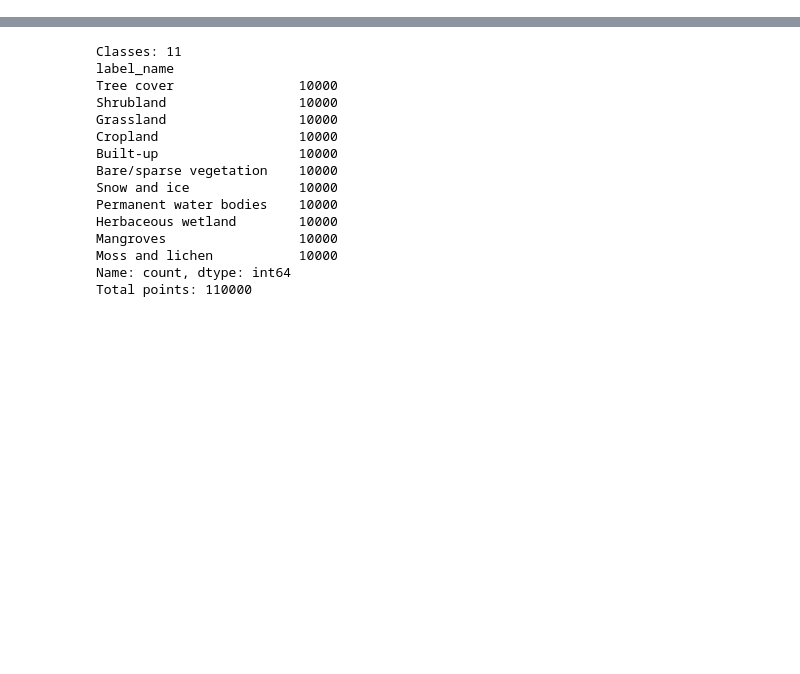
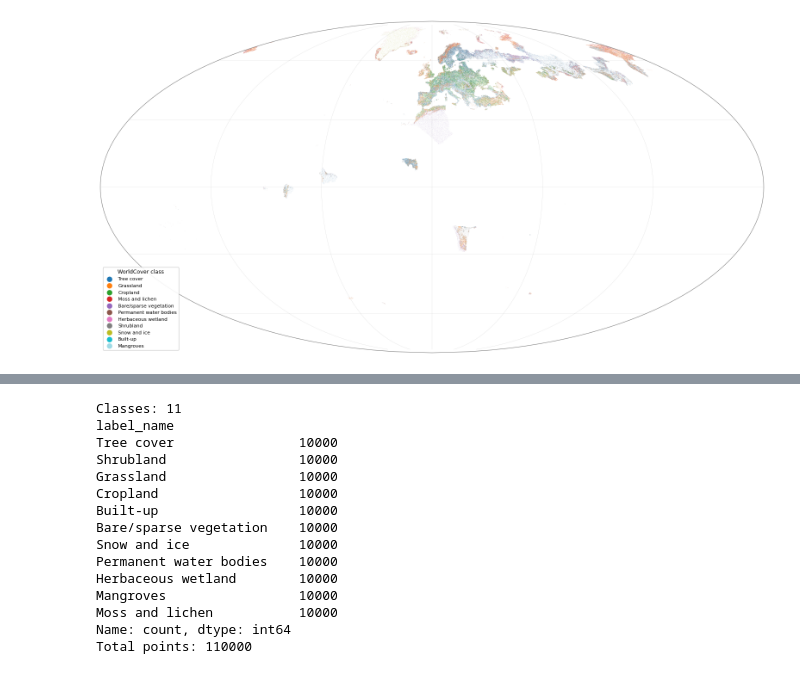
Before and after one commit to pstano1/lucera, a Jupyter notebook: notebooks/eda.ipynb, the cells around one changed output, grey strips where cells are left out. Saved outputs shown, nothing was run; the diff lists cells and outputs as text; code cells hidden in the pictures; blank space fills up the shorter version.

```diff
--- a/notebooks/eda.ipynb
+++ b/notebooks/eda.ipynb
@@ -143,3 +145,49 @@ plt.show()
+# %%
+ import cartopy.crs as ccrs
+import matplotlib.pyplot as plt
+from matplotlib.lines import Line2D
+
+df_sample = duckdb.query("""
+    SELECT lat, lon, label, label_name
+    FROM read_parquet('../data/raw/**/*.parquet')
+    WHERE label_name IS NOT NULL
+    USING SAMPLE 400000
+""").df()
+
+class_counts = duckdb.query("""
+    SELECT label_name, COUNT(*) AS count
+    FROM read_parquet('../data/raw/**/*.parquet')
+    WHERE label_name IS NOT NULL
+    GROUP BY label_name
+    ORDER BY count DESC
+""").df()
+
+classes = class_counts['label_name'].tolist()
+cmap = plt.get_cmap('tab20', len(classes))
+color_by_class = {name: cmap(i) for i, name in enumerate(classes)}
+
+proj = ccrs.Mollweide(central_longitude=0)
+fig = plt.figure(figsize=(16, 8))
+ax = plt.axes(projection=proj)
+ax.set_global()
+ax.spines['geo'].set_edgecolor('gray')
+ax.spines['geo'].set_linewidth(0.8)
+ax.gridlines(linewidth=0.25, color='gray', alpha=0.4)
+
+ax.scatter(df_sample['lon'], df_sample['lat'],
+           c=df_sample['label_name'].map(color_by_class),
+           s=0.05, alpha=0.4, transform=ccrs.PlateCarree(), linewidths=0)
+
+handles = [Line2D([0],[0], marker='o', linestyle='', markersize=6,
+                  markerfacecolor=color_by_class[name], markeredgecolor='none', label=name)
+           for name in classes]
+ax.legend(handles=handles, loc='lower left', fontsize=8, framealpha=0.9,
+          title='WorldCover class', title_fontsize=9, markerscale=1.5)
+
+plt.tight_layout()
+plt.show()
+# %% [output]
+[figure, added]
 # %%
 df_sample = df_clean.groupby('label_name', group_keys=False).sample(
     n=10000, replace=True, random_state=42
```
Also changed, not shown: parts of 15 cells of this notebook, 11 other files.
